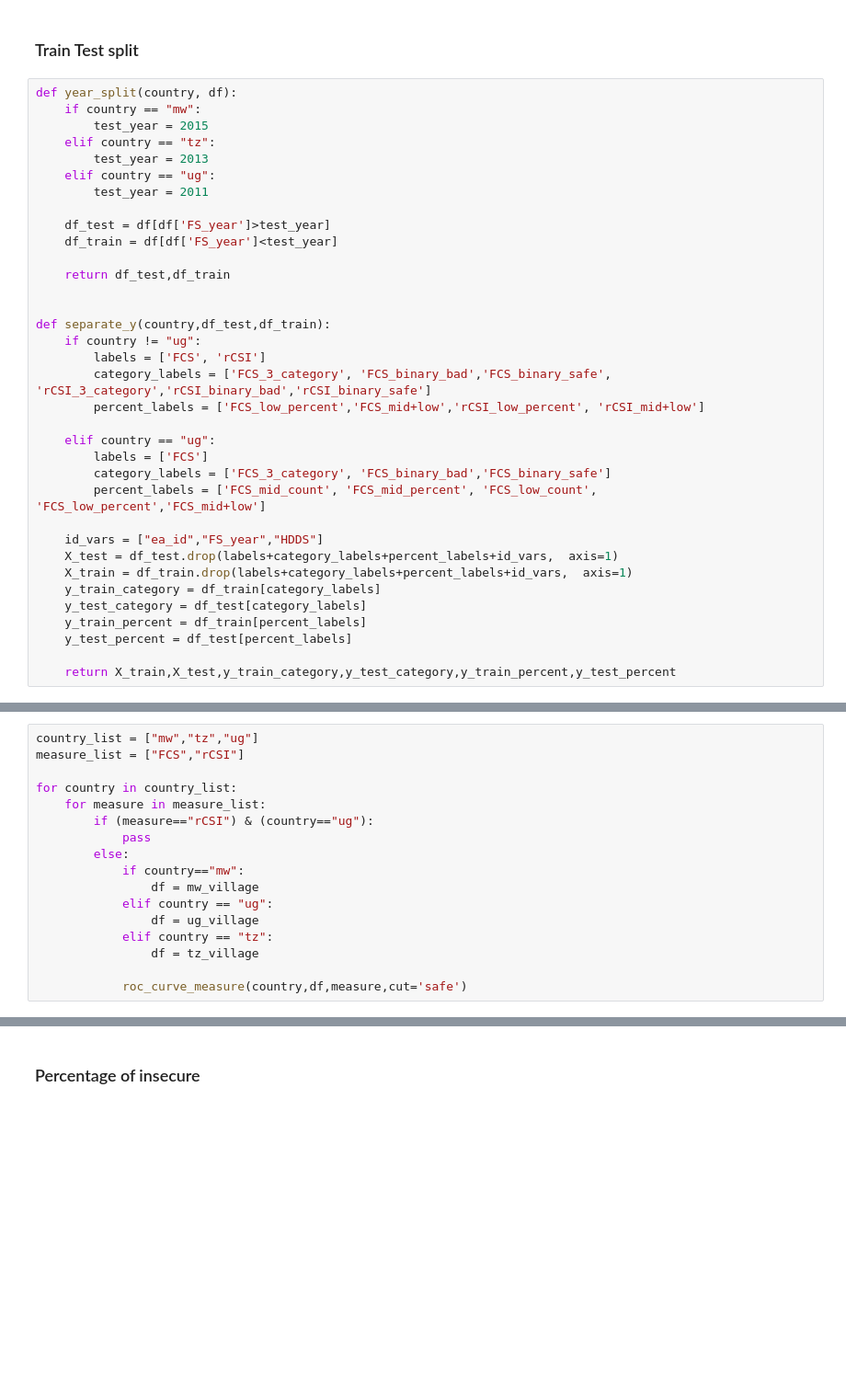
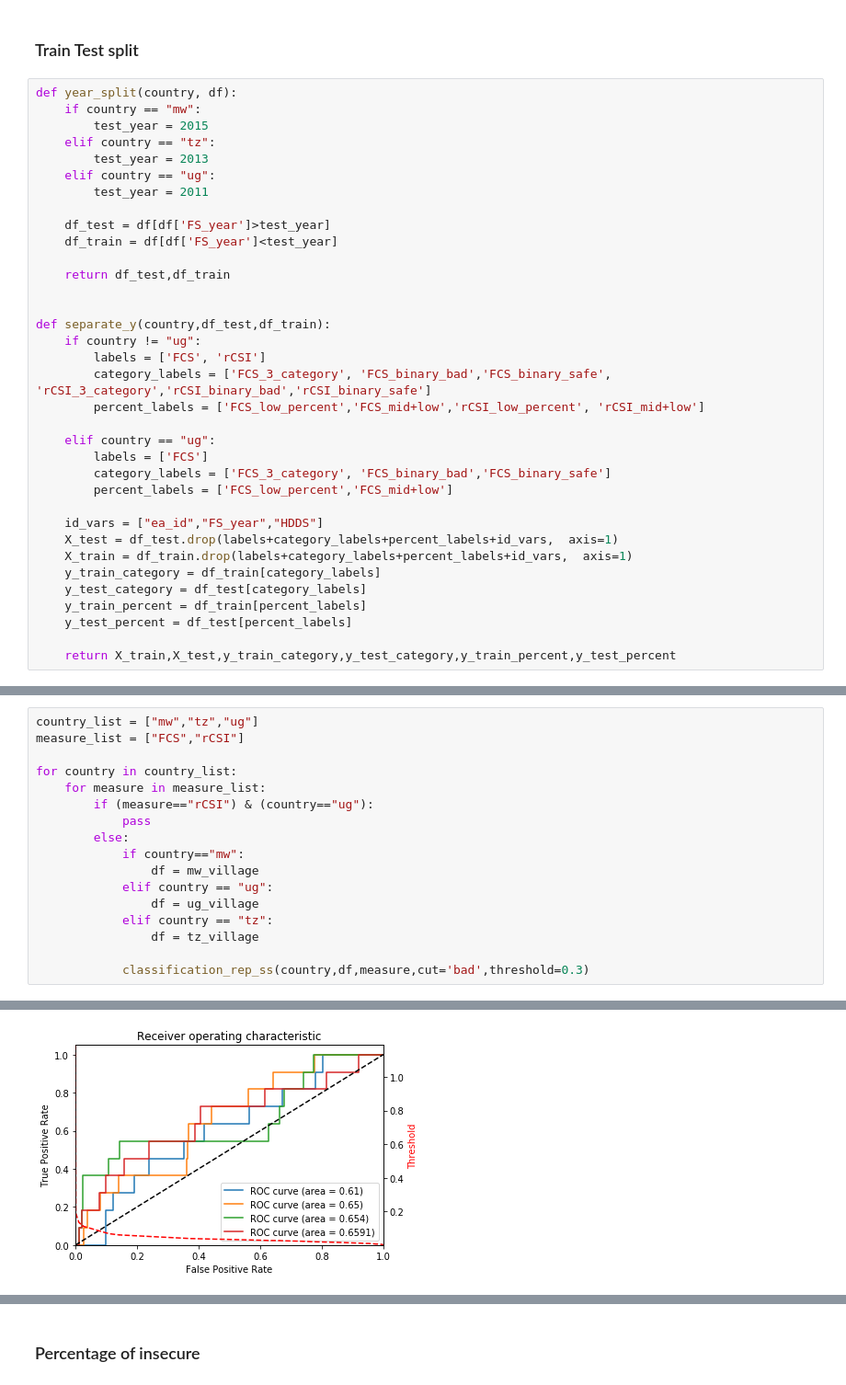
Before and after one commit to zhou100/FoodSecurityPrediction, a Jupyter notebook: feature_engineering.ipynb, the cells around one changed output, grey strips where cells are left out. Shown at 92% size. Saved outputs shown, nothing was run; the diff lists cells and outputs as text; blank space fills up the shorter version.

```diff
--- a/feature_engineering.ipynb
+++ b/feature_engineering.ipynb
@@ -264,7 +237,7 @@ def separate_y(country,df_test,df_train):
     elif country == "ug":
         labels = ['FCS']
         category_labels = ['FCS_3_category', 'FCS_binary_bad','FCS_binary_safe']
-        percent_labels = ['FCS_mid_count', 'FCS_mid_percent', 'FCS_low_count', 'FCS_low_percent','FCS_mid+low']
+        percent_labels = ['FCS_low_percent','FCS_mid+low']
 
     id_vars = ["ea_id","FS_year","HDDS"]
     X_test = df_test.drop(labels+category_labels+percent_labels+id_vars,  axis=1)
@@ -717,17 +603,0 @@ Name: FCS_binary_bad, dtype: int64
-# %%
-country_list = ["mw","tz","ug"]
-measure_list = ["FCS","rCSI"]
-
-for country in country_list:
-    for measure in measure_list:
-        if (measure=="rCSI") & (country=="ug"):
-            pass
-        else:
-            if country=="mw":
-                df = mw_village
-            elif country == "ug":
-                df = ug_village
-            elif country == "tz":
-                df = tz_village
-
-            roc_curve_measure(country,df,measure,cut='safe')
@@ -758,0 +734,18 @@ Fitting 3 folds for each of 30 candidates, totalling 90 fits
+# %%
+country_list = ["mw","tz","ug"]
+measure_list = ["FCS","rCSI"]
+
+for country in country_list:
+    for measure in measure_list:
+        if (measure=="rCSI") & (country=="ug"):
+            pass
+        else:
+            if country=="mw":
+                df = mw_village
+            elif country == "ug":
+                df = ug_village
+            elif country == "tz":
+                df = tz_village
+
+            classification_rep_ss(country,df,measure,cut='bad',threshold=0.3)
+# %% [output]
@@ -758,0 +766 @@ Fitting 3 folds for each of 30 candidates, totalling 90 fits
+[figure, added]
```
Also changed, not shown: parts of 75 cells of this notebook, 43 other files.
